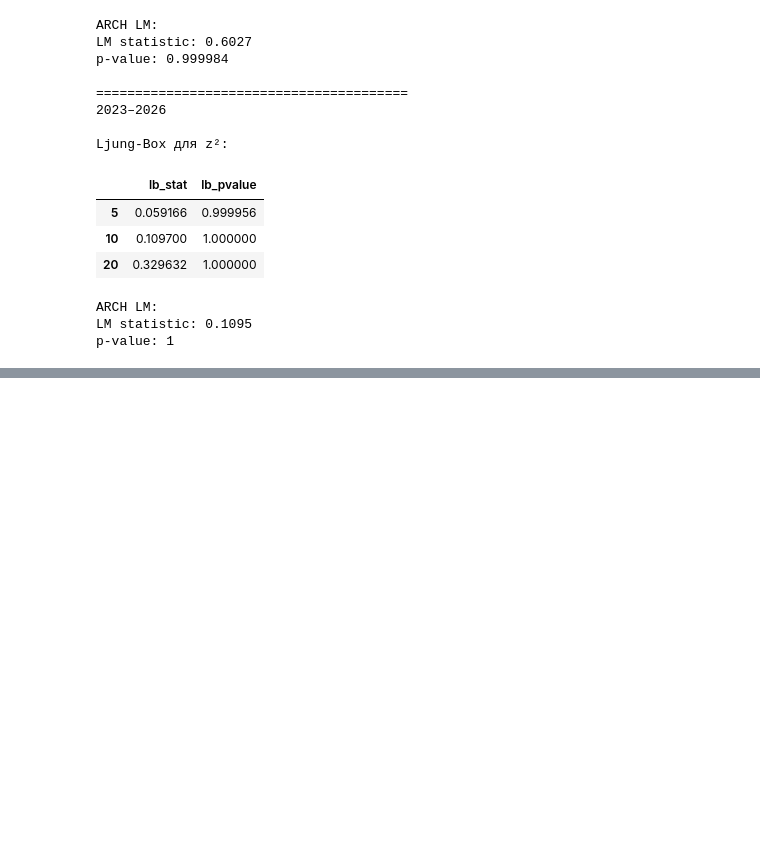
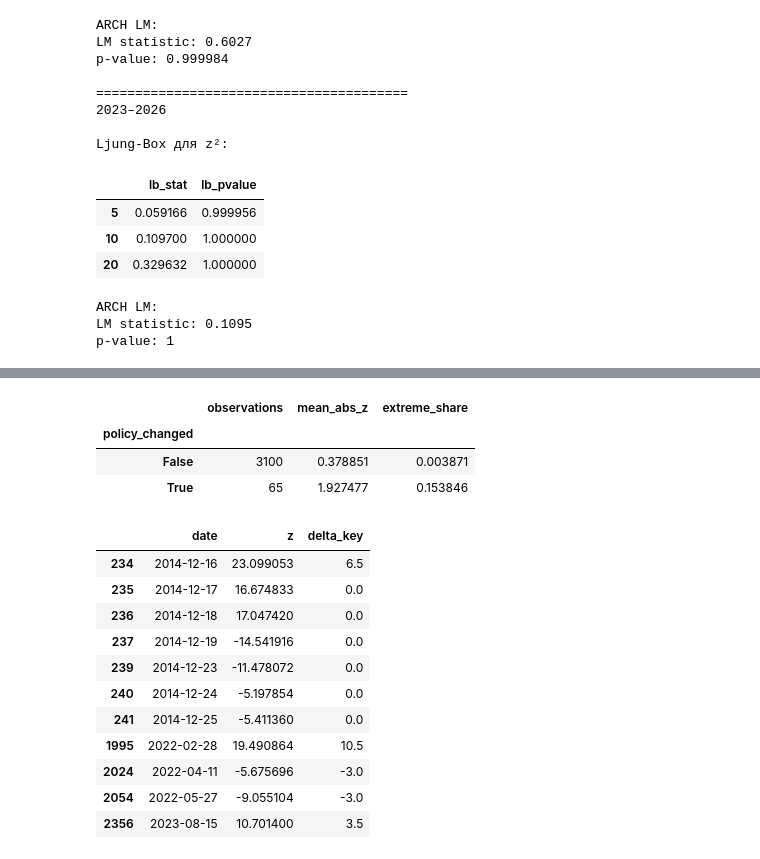
Before and after one commit to blbl-blbl/russian-interest-rate-models, a Jupyter notebook: notebooks/02_vasicek_calibration.ipynb, the cells around one changed output, grey strips where cells are left out. Saved outputs shown, nothing was run; the diff lists cells and outputs as text; code cells hidden in the pictures; blank space fills up the shorter version.

```diff
--- a/notebooks/02_vasicek_calibration.ipynb
+++ b/notebooks/02_vasicek_calibration.ipynb
@@ -1001,0 +1047,58 @@ p-value: 1
+# %%
+policy = key_rate[
+    ["date", "key_rate_pct"]
+].sort_values("date").copy()
+
+residual_data = diagnostics[
+    ["date", "z"]
+].sort_values("date").copy()
+
+combined = pd.merge_asof(
+    residual_data,
+    policy,
+    on="date",
+    direction="backward"
+)
+
+# Изменение действующей ключевой ставки
+# между последовательными датами RUONIA
+combined["delta_key"] = (
+    combined["key_rate_pct"].diff()
+)
+
+combined["policy_changed"] = (
+    combined["delta_key"].abs() > 1e-9
+)
+
+combined["extreme"] = combined["z"].abs() > 3
+
+display(
+    combined.groupby("policy_changed").agg(
+        observations=("z", "count"),
+        mean_abs_z=("z", lambda x: x.abs().mean()),
+        extreme_share=("extreme", "mean"),
+    )
+)
+
+# Крупнейшие остатки и изменения ключевой ставки
+display(
+    combined.loc[combined["z"].abs() > 5,
+                 ["date", "z", "delta_key"]]
+)
+# %% [output]
+|  | observations | mean_abs_z | extreme_share |
+| policy_changed |  |  |  |
+| False | 3100 | 0.378851 | 0.003871 |
+| True | 65 | 1.927477 | 0.153846 |
+|  | date | z | delta_key |
+| 234 | 2014-12-16 | 23.099053 | 6.5 |
+| 235 | 2014-12-17 | 16.674833 | 0.0 |
+| 236 | 2014-12-18 | 17.047420 | 0.0 |
+| 237 | 2014-12-19 | -14.541916 | 0.0 |
+| 239 | 2014-12-23 | -11.478072 | 0.0 |
+| 240 | 2014-12-24 | -5.197854 | 0.0 |
+| 241 | 2014-12-25 | -5.411360 | 0.0 |
+| 1995 | 2022-02-28 | 19.490864 | 10.5 |
+| 2024 | 2022-04-11 | -5.675696 | -3.0 |
+| 2054 | 2022-05-27 | -9.055104 | -3.0 |
+| 2356 | 2023-08-15 | 10.701400 | 3.5 |
```
Also changed, not shown: parts of 2 cells of this notebook.
